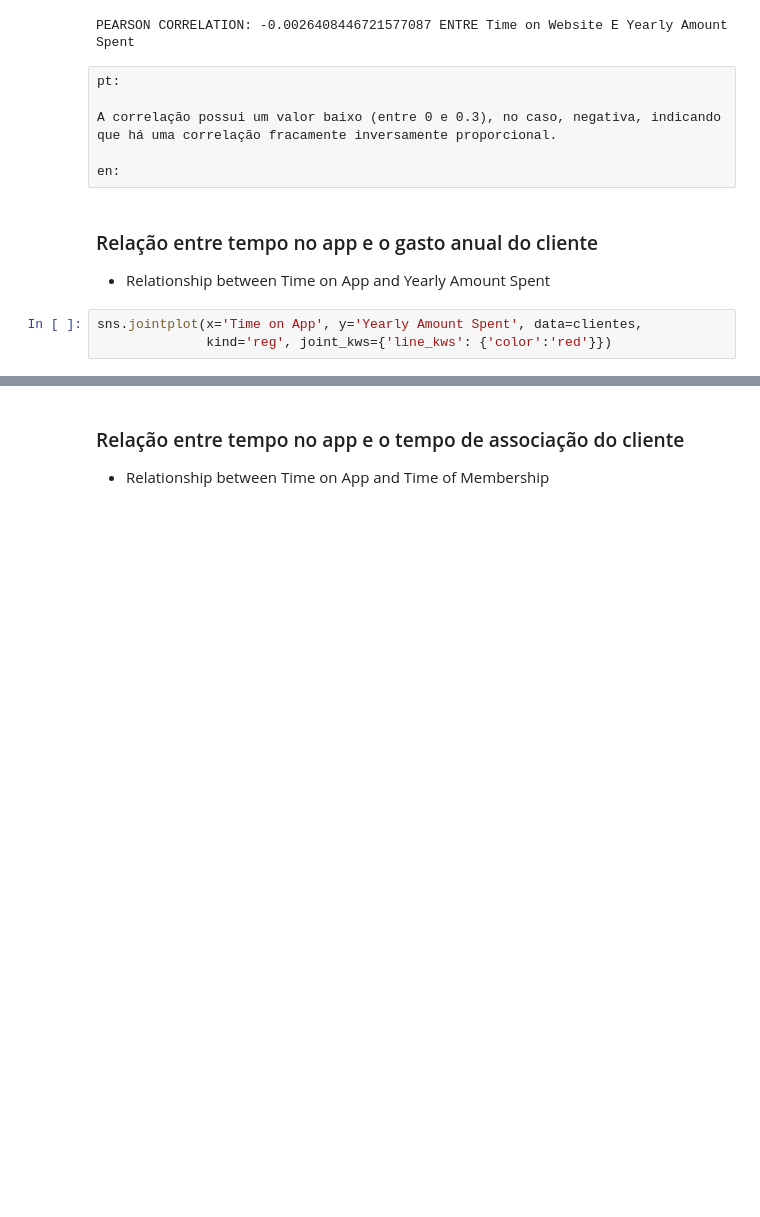
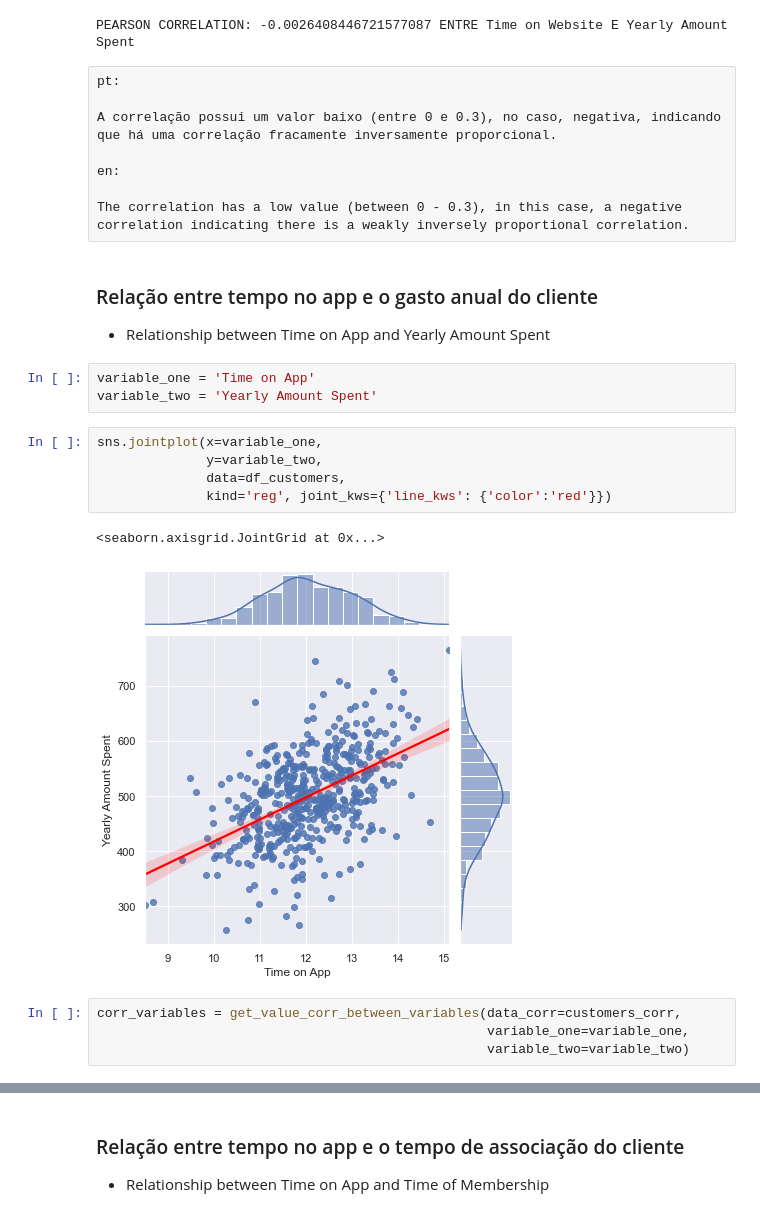
Before and after one commit to emersonrafaels/ml_ecommerce_customers_r2, a Jupyter notebook: Linear Regression - Ecommerce Customers.ipynb, the cells around one changed output, grey strips where cells are left out. Saved outputs shown, nothing was run; the diff lists cells and outputs as text; blank space fills up the shorter version.

Commit message:
[ADD] ADICIONANDO COMENTÁRIOS PT/EN SOBRE OS PRIMEIROS JOINTPLOTS

```diff
--- a/Linear Regression - Ecommerce Customers.ipynb
+++ b/Linear Regression - Ecommerce Customers.ipynb
@@ -272,10 +272,24 @@ pt:
 A correlação possui um valor baixo (entre 0 e 0.3), no caso, negativa, indicando que há uma correlação fracamente inversamente proporcional.
 
 en:
+
+The correlation has a low value (between 0 - 0.3), in this case, a negative correlation indicating there is a weakly inversely proportional correlation.
 # %% [markdown]
 ### Relação entre tempo no app e o gasto anual do cliente
 
 - Relationship between Time on App and Yearly Amount Spent
+# %%
+variable_one = 'Time on App'
+variable_two = 'Yearly Amount Spent'
 # %%
-sns.jointplot(x='Time on App', y='Yearly Amount Spent', data=clientes,
+sns.jointplot(x=variable_one,
+              y=variable_two,
+              data=df_customers,
               kind='reg', joint_kws={'line_kws': {'color':'red'}})
+# %% [output]
+<seaborn.axisgrid.JointGrid at 0x...>
+[figure, added]
+# %%
+corr_variables = get_value_corr_between_variables(data_corr=customers_corr,
+                                                  variable_one=variable_one,
+                                                  variable_two=variable_two)
```
Also changed, not shown: parts of 5 cells of this notebook.
